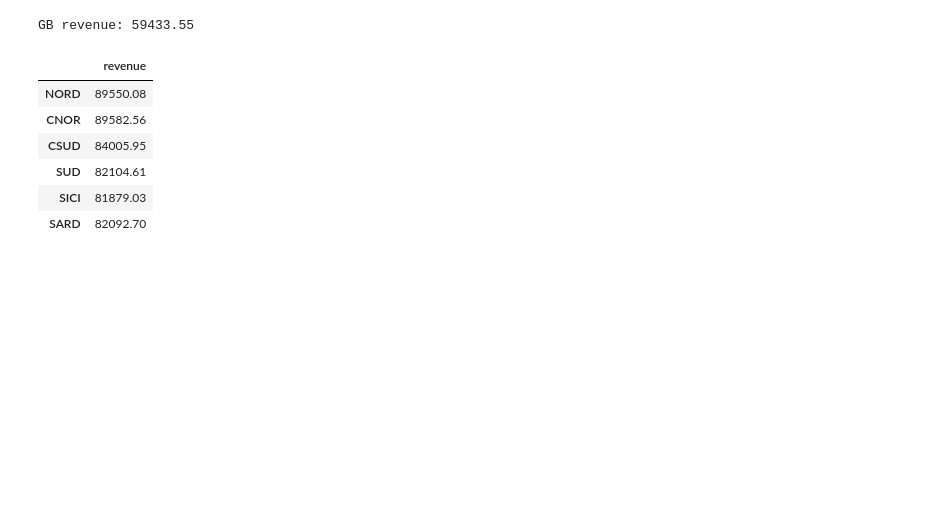
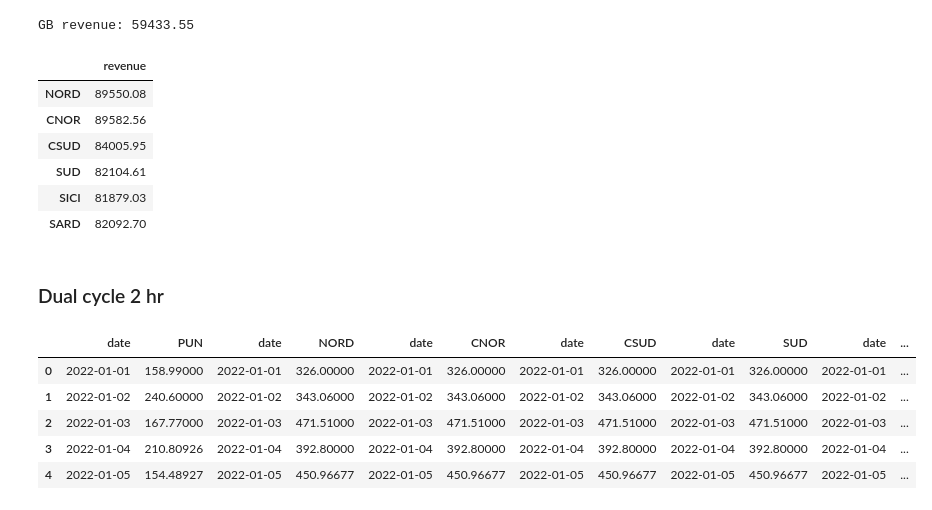
Before and after one commit to asadiceccarelli/italian-wholesale, a Jupyter notebook: scripts/market_revenues.ipynb, the cells around one changed output. Saved outputs shown, nothing was run; the diff lists cells and outputs as text; code cells hidden in the pictures; blank space fills up the shorter version.

```diff
--- a/scripts/market_revenues.ipynb
+++ b/scripts/market_revenues.ipynb
@@ -213 +279,23 @@ fig.write_image('../figures/dual-cycle-rev.jpeg', scale=5, engine='orca')
 fig
+# %% [markdown]
+### Dual cycle 2 hr
+# %%
+pun_min_am = price_df.loc[price_df.am_pm == 'am'].groupby('date')['PUN'].nsmallest(2).reset_index()[['date', 'PUN']].groupby('date').sum().reset_index()
+nord_max_am = price_df.loc[price_df.am_pm == 'am'].groupby('date')['NORD'].nlargest(2).reset_index()[['date', 'NORD']].groupby('date').sum().reset_index()
+cnor_max_am = price_df.loc[price_df.am_pm == 'am'].groupby('date')['CNOR'].nlargest(2).reset_index()[['date', 'CNOR']].groupby('date').sum().reset_index()
+csud_max_am = price_df.loc[price_df.am_pm == 'am'].groupby('date')['CSUD'].nlargest(2).reset_index()[['date', 'CSUD']].groupby('date').sum().reset_index()
+sud_max_am = price_df.loc[price_df.am_pm == 'am'].groupby('date')['SUD'].nlargest(2).reset_index()[['date', 'SUD']].groupby('date').sum().reset_index()
+sard_max_am = price_df.loc[price_df.am_pm == 'am'].groupby('date')['SARD'].nlargest(2).reset_index()[['date', 'SARD']].groupby('date').sum().reset_index()
+sici_max_am = price_df.loc[price_df.am_pm == 'am'].groupby('date')['SICI'].nlargest(2).reset_index()[['date', 'SICI']].groupby('date').sum().reset_index()
+gb_min_am = price_df.loc[price_df.am_pm == 'am'].groupby('date')['gb_price_eur'].nsmallest(2).reset_index()[['date', 'gb_price_eur']].groupby('date').sum().reset_index().rename({'gb_price_eur': 'gb_min'}, axis=1)
+gb_max_am = price_df.loc[price_df.am_pm == 'am'].groupby('date')['gb_price_eur'].nlargest(2).reset_index()[['date', 'gb_price_eur']].groupby('date').sum().reset_index().rename({'gb_price_eur': 'gb_max'}, axis=1)
+
+two_hour_df_am = pd.concat([pun_min_am, nord_max_am, cnor_max_am, csud_max_am, sud_max_am, sard_max_am, sici_max_am, gb_min_am, gb_max_am], axis=1)
+two_hour_df_am.head()
+# %% [output]
+|  | date | PUN | date | NORD | date | CNOR | date | CSUD | date | SUD | date | ... |
+| 0 | 2022-01-01 | 158.99000 | 2022-01-01 | 326.00000 | 2022-01-01 | 326.00000 | 2022-01-01 | 326.00000 | 2022-01-01 | 326.00000 | 2022-01-01 | ... |
+| 1 | 2022-01-02 | 240.60000 | 2022-01-02 | 343.06000 | 2022-01-02 | 343.06000 | 2022-01-02 | 343.06000 | 2022-01-02 | 343.06000 | 2022-01-02 | ... |
+| 2 | 2022-01-03 | 167.77000 | 2022-01-03 | 471.51000 | 2022-01-03 | 471.51000 | 2022-01-03 | 471.51000 | 2022-01-03 | 471.51000 | 2022-01-03 | ... |
+| 3 | 2022-01-04 | 210.80926 | 2022-01-04 | 392.80000 | 2022-01-04 | 392.80000 | 2022-01-04 | 392.80000 | 2022-01-04 | 392.80000 | 2022-01-04 | ... |
+| 4 | 2022-01-05 | 154.48927 | 2022-01-05 | 450.96677 | 2022-01-05 | 450.96677 | 2022-01-05 | 450.96677 | 2022-01-05 | 450.96677 | 2022-01-05 | ... |
```
Also changed, not shown: parts of 18 cells of this notebook, 2 other files.
